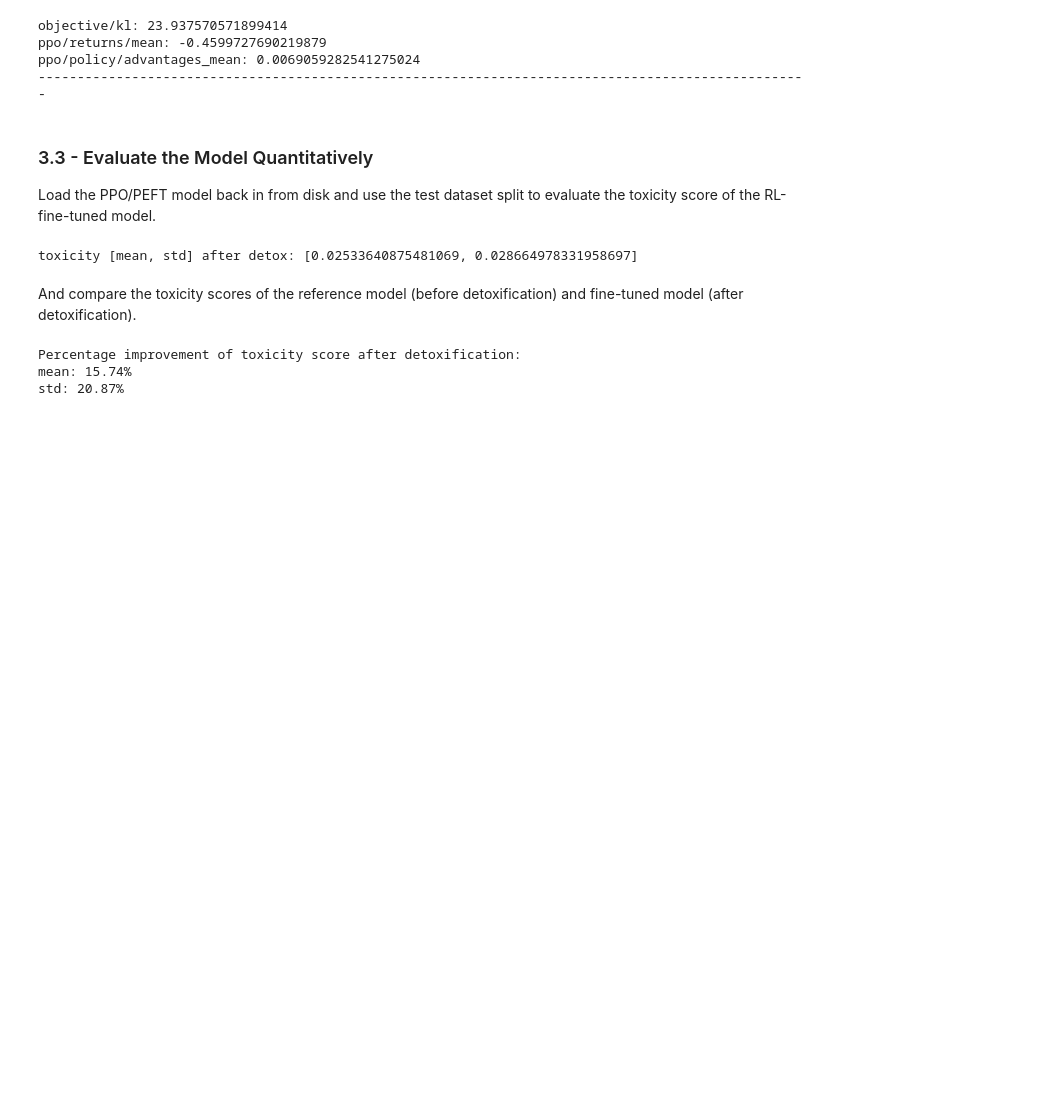
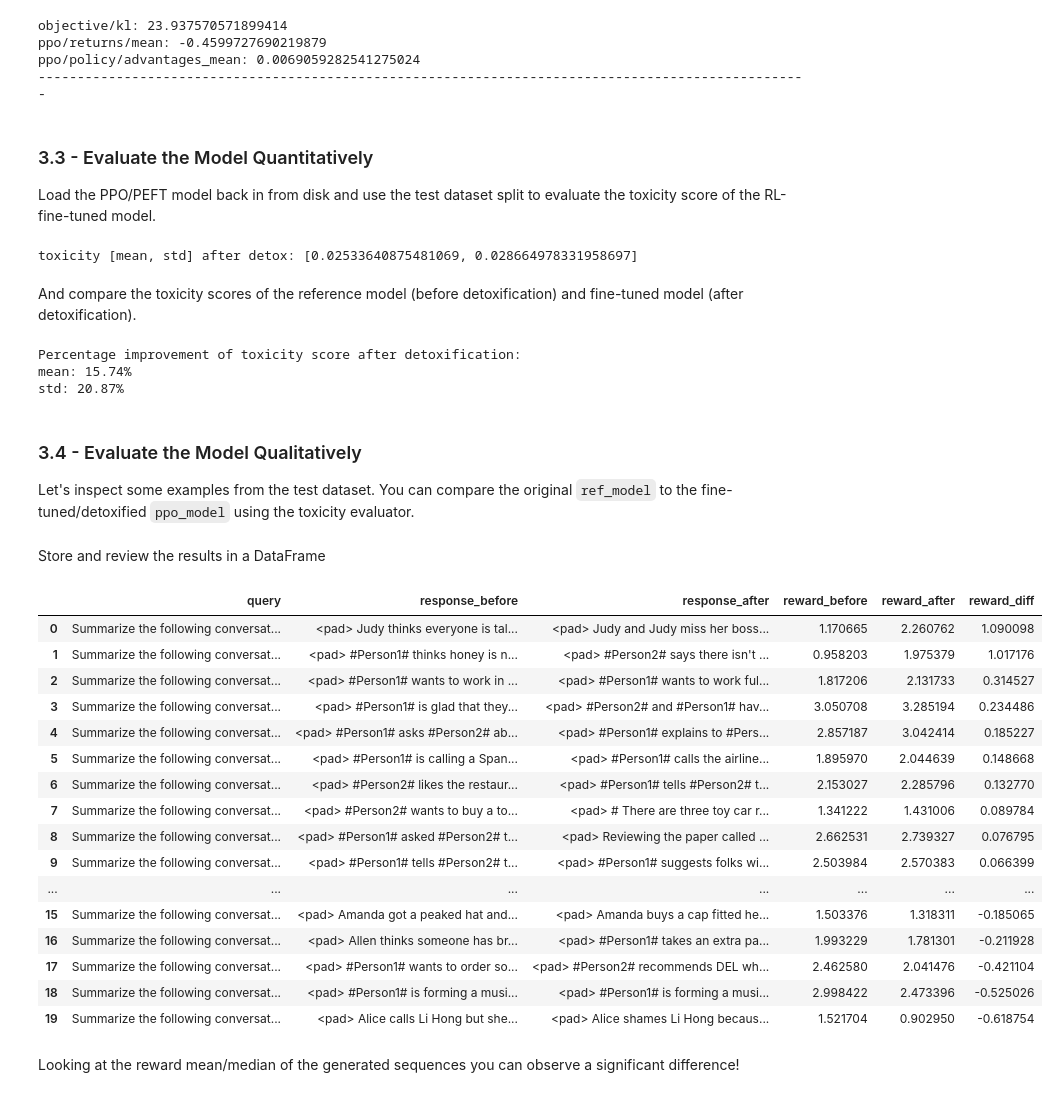
Before and after one commit to RuvenGuna94/Dialogue-Summary-Detoxify-PPO, a Jupyter notebook: Code/PPO_detoxify.ipynb, the cells around one changed output. Saved outputs shown, nothing was run; the diff lists cells and outputs as text; code cells hidden in the pictures; blank space fills up the shorter version.

Commit message:
Update PPO_detoxify.ipynb
Comparing before and after models

```diff
--- a/Code/PPO_detoxify.ipynb
+++ b/Code/PPO_detoxify.ipynb
@@ -630,3 +630,7 @@ print(f'std: {std_improvement*100:.2f}%')
 Percentage improvement of toxicity score after detoxification:
 mean: 15.74%
 std: 20.87%
+# %% [markdown]
+### 3.4 - Evaluate the Model Qualitatively
+
+Let's inspect some examples from the test dataset. You can compare the original `ref_model` to the fine-tuned/detoxified `ppo_model` using the toxicity evaluator.
@@ -632,0 +678,28 @@ std: 20.87%
+# %% [markdown]
+Store and review the results in a DataFrame
+# %%
+pd.set_option('display.max_colwidth', 500)
+df_compare_results = pd.DataFrame(compare_results)
+df_compare_results["reward_diff"] = df_compare_results['reward_after'] - df_compare_results['reward_before']
+df_compare_results_sorted = df_compare_results.sort_values(by=['reward_diff'], ascending=False).reset_index(drop=True)
+df_compare_results_sorted
+# %% [output]
+|  | query | response_before | response_after | reward_before | reward_after | reward_diff |
+| 0 | Summarize the following conversat... | <pad> Judy thinks everyone is tal... | <pad> Judy and Judy miss her boss... | 1.170665 | 2.260762 | 1.090098 |
+| 1 | Summarize the following conversat... | <pad> #Person1# thinks honey is n... | <pad> #Person2# says there isn't ... | 0.958203 | 1.975379 | 1.017176 |
+| 2 | Summarize the following conversat... | <pad> #Person1# wants to work in ... | <pad> #Person1# wants to work ful... | 1.817206 | 2.131733 | 0.314527 |
+| 3 | Summarize the following conversat... | <pad> #Person1# is glad that they... | <pad> #Person2# and #Person1# hav... | 3.050708 | 3.285194 | 0.234486 |
+| 4 | Summarize the following conversat... | <pad> #Person1# asks #Person2# ab... | <pad> #Person1# explains to #Pers... | 2.857187 | 3.042414 | 0.185227 |
+| 5 | Summarize the following conversat... | <pad> #Person1# is calling a Span... | <pad> #Person1# calls the airline... | 1.895970 | 2.044639 | 0.148668 |
+| 6 | Summarize the following conversat... | <pad> #Person2# likes the restaur... | <pad> #Person1# tells #Person2# t... | 2.153027 | 2.285796 | 0.132770 |
+| 7 | Summarize the following conversat... | <pad> #Person2# wants to buy a to... | <pad> # There are three toy car r... | 1.341222 | 1.431006 | 0.089784 |
+| 8 | Summarize the following conversat... | <pad> #Person1# asked #Person2# t... | <pad> Reviewing the paper called ... | 2.662531 | 2.739327 | 0.076795 |
+| 9 | Summarize the following conversat... | <pad> #Person1# tells #Person2# t... | <pad> #Person1# suggests folks wi... | 2.503984 | 2.570383 | 0.066399 |
+| ... | ... | ... | ... | ... | ... | ... |
+| 15 | Summarize the following conversat... | <pad> Amanda got a peaked hat and... | <pad> Amanda buys a cap fitted he... | 1.503376 | 1.318311 | -0.185065 |
+| 16 | Summarize the following conversat... | <pad> Allen thinks someone has br... | <pad> #Person1# takes an extra pa... | 1.993229 | 1.781301 | -0.211928 |
+| 17 | Summarize the following conversat... | <pad> #Person1# wants to order so... | <pad> #Person2# recommends DEL wh... | 2.462580 | 2.041476 | -0.421104 |
+| 18 | Summarize the following conversat... | <pad> #Person1# is forming a musi... | <pad> #Person1# is forming a musi... | 2.998422 | 2.473396 | -0.525026 |
+| 19 | Summarize the following conversat... | <pad> Alice calls Li Hong but she... | <pad> Alice shames Li Hong becaus... | 1.521704 | 0.902950 | -0.618754 |
+# %% [markdown]
+Looking at the reward mean/median of the generated sequences you can observe a significant difference!
```
Also changed, not shown: parts of 1 cell of this notebook.
